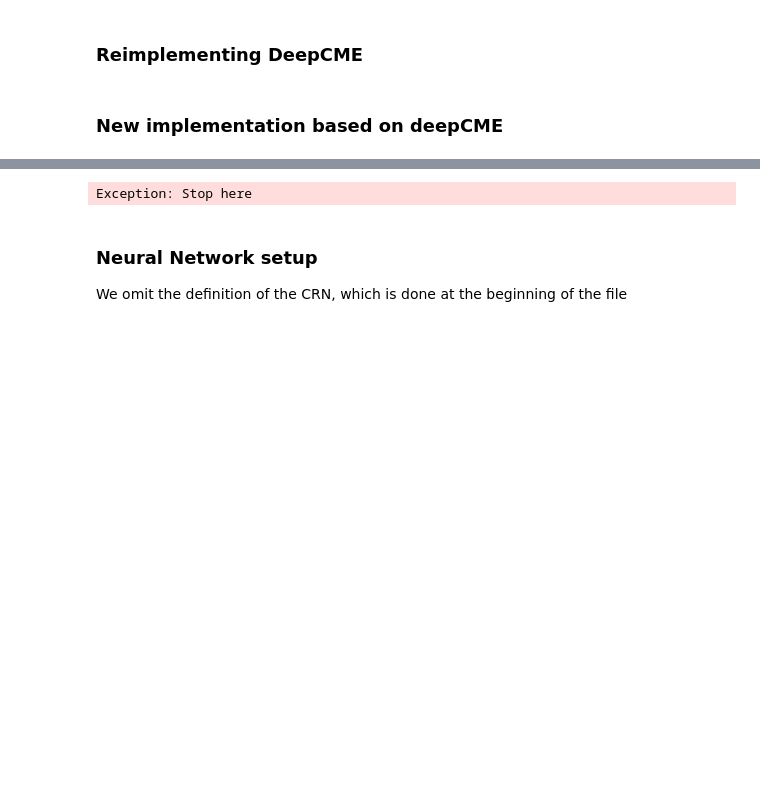
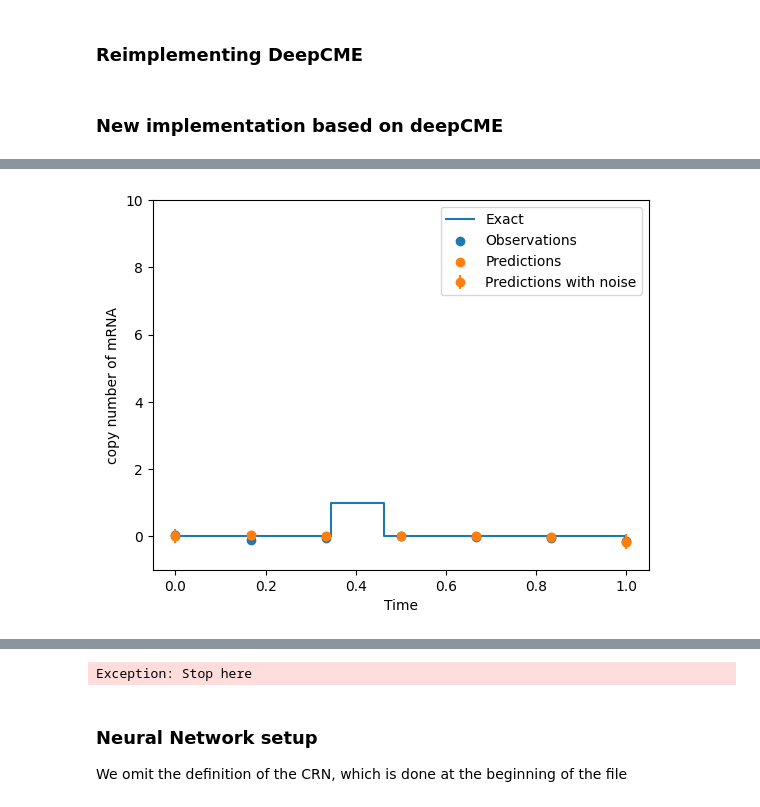
Before and after one commit to ZhouFang92/Rao-Blackwell-method-for-cell-specific-model-identification, a Jupyter notebook: testing.ipynb, the cells around one changed output, grey strips where cells are left out. Cells and saved outputs as stored; diff of their text form; code cells hidden in the pictures; blank space fills up the shorter version.

```diff
--- a/testing.ipynb
+++ b/testing.ipynb
@@ -479,9 +476,10 @@ g_functions = [
     lambda x: x[:, 0],
     lambda x: x[:, 1],
     lambda x: x[:, 2],
-    lambda x: x[:, 0]*0. + 1., # constant function
-    #lambda x: x[:, 0]**2,
-    #lambda x: x[:, 1]**2
+    lambda x: x[:, 0]*0. + 1.,
+    lambda x: x[:, 0]**2,
+    lambda x: x[:, 1]**2,
+    lambda x: x[:, 2]**2
 ]
 
 R = len(g_functions)
@@ -491,17 +489,18 @@ device = torch.device('cuda' if torch.cuda.is_available() else 'cpu')
 
 temporal_feature_extractor = TemporalFeatureExtractor(r, tf, device=device)
 
-x_hidden_size = 32
+x_hidden_size = 16
 x_encoder = MLP(n, x_hidden_size, x_hidden_size, 2, activation=torch.nn.ReLU, postprocessing_layer=None).to(device)
-y_hidden_size = 32
+y_hidden_size = 64
 #postproc = MLP(y_hidden_size, y_hidden_size, y_hidden_size, 2, activation=torch.nn.ReLU, postprocessing_layer=None).to(device)
 y_encoder = RNNEncoder(O, y_hidden_size, activation=None).to(device)
 
-L = 2                          # number of layers
+L = 3                          # number of layers
 hidden_size = 32
 backbone = MLP(2*r+x_hidden_size+y_hidden_size, hidden_size, R*K, L, activation=torch.nn.ReLU, postprocessing_layer=None).to(device)
 #baseline_net = MLP(2*r+x_hidden_size+y_hidden_size, hidden_size, R, L, activation=torch.nn.ReLU, postprocessing_layer=torch.nn.Softplus()).to(device)
-baseline_net = MLP(x_hidden_size+y_hidden_size, hidden_size, R, L, activation=torch.nn.ReLU, postprocessing_layer=torch.nn.Softplus()).to(device) # without time
+#baseline_net = MLP(x_hidden_size+y_hidden_size, hidden_size, R, L, activation=torch.nn.ReLU, postprocessing_layer=torch.nn.Softplus()).to(device) # without time
+baseline_net = MLP(x_hidden_size+y_hidden_size, hidden_size, R, L, activation=torch.nn.ReLU, postprocessing_layer=None).to(device) # without time
 
 
 tau_list = torch.linspace(0, tf, n_X_measurements_between_Y_measurements+2)
@@ -662,0 +701,64 @@ tensor(0.0013, device='cuda:0')
+# %%
+def trajecory_plotter(X, Y, chain, tgt, tgt_pred, tgt_sig_index, const_index, n_X_measurements_between_Y_measurements, device, sigma, obs_index=None, label=None):
+
+    exact = []
+    if not obs_index is None:
+        observations = []
+    predictions = []
+    noise = []
+
+    for i, t in enumerate(measurement_times[1:]):
+        #print(f"t={t}")
+        #print("Obs:", Y[i], "with X:", X[i*(n_X_measurements_between_Y_measurements+1)])
+        #pred = chain[i].eval_baseline(t, X[i*(n_X_measurements_between_Y_measurements+1)].to(device).unsqueeze(0), Y[i+1:].unsqueeze(0).to(device))
+        pred = chain[i].eval_baseline(t, X[i*(n_X_measurements_between_Y_measurements+1)].to(device).unsqueeze(0), Y[i+1:].unsqueeze(0).to(device))
+
+        exact.append(X[i*(n_X_measurements_between_Y_measurements+1), tgt].item())
+        if not obs_index is None:
+            observations.append(Y[-(i+1)][0].item())
+        predictions.append((pred[0][tgt_pred]/pred[0][const_index]).cpu().detach().numpy())
+        noise.append(torch.abs(pred[0][tgt_sig_index]/pred[0][const_index] - (pred[0][tgt_pred]/pred[0][const_index])**2).cpu().detach().numpy())
+
+
+    exact.append(X[0][tgt].item())
+    if not obs_index is None:
+        observations.append(Y[0][obs_index].item())
+    predictions.append(X[0][tgt].item())
+    noise.append(2*sigma)
+
+    exact.reverse()
+    if not obs_index is None:
+        observations.reverse()
+    predictions.reverse()
+    noise.reverse()
+
+    plt.step(torch.linspace(0, tf, X.shape[0]), X[:, tgt], label='Exact', where='post')
+    if not obs_index is None:
+        plt.scatter(measurement_times, observations, label='Observations')
+    plt.scatter(measurement_times, predictions, label='Predictions')
+    plt.errorbar(measurement_times, predictions, yerr=noise, fmt='o', label='Predictions with noise')
+    plt.legend()
+    plt.xlabel('Time')
+    if label is None:
+        plt.ylabel('copy number')
+    else:
+        plt.ylabel('copy number of ' + label)
+
+    plt.ylim([-1, 10])
+
+    plt.show()
+
+
+testing_trajectory = next(iter(val_dataset))
+b = random.randint(0, testing_trajectory[0].shape[0]-1)
+X = testing_trajectory[0][b]
+Y = testing_trajectory[1][b]
+
+trajecory_plotter(X, Y, chain, 2, 2, 6, 3, n_X_measurements_between_Y_measurements, device, sigma, obs_index=0, label='mRNA')
+trajecory_plotter(X, Y, chain, 0, 0, 4, 3, n_X_measurements_between_Y_measurements, device, sigma, obs_index=None, label='G0')
+trajecory_plotter(X, Y, chain, 1, 1, 5, 3, n_X_measurements_between_Y_measurements, device, sigma, obs_index=None, label='G1')
+
+
+#trajecory_plotter(X, Y, chain, 2, 0, 2, 1, n_X_measurements_between_Y_measurements, device, sigma, obs_index=0, label='mRNA')
+# %% [output]
+[figure, added]
```
Also changed, not shown: parts of 29 cells of this notebook, 7 other files.
